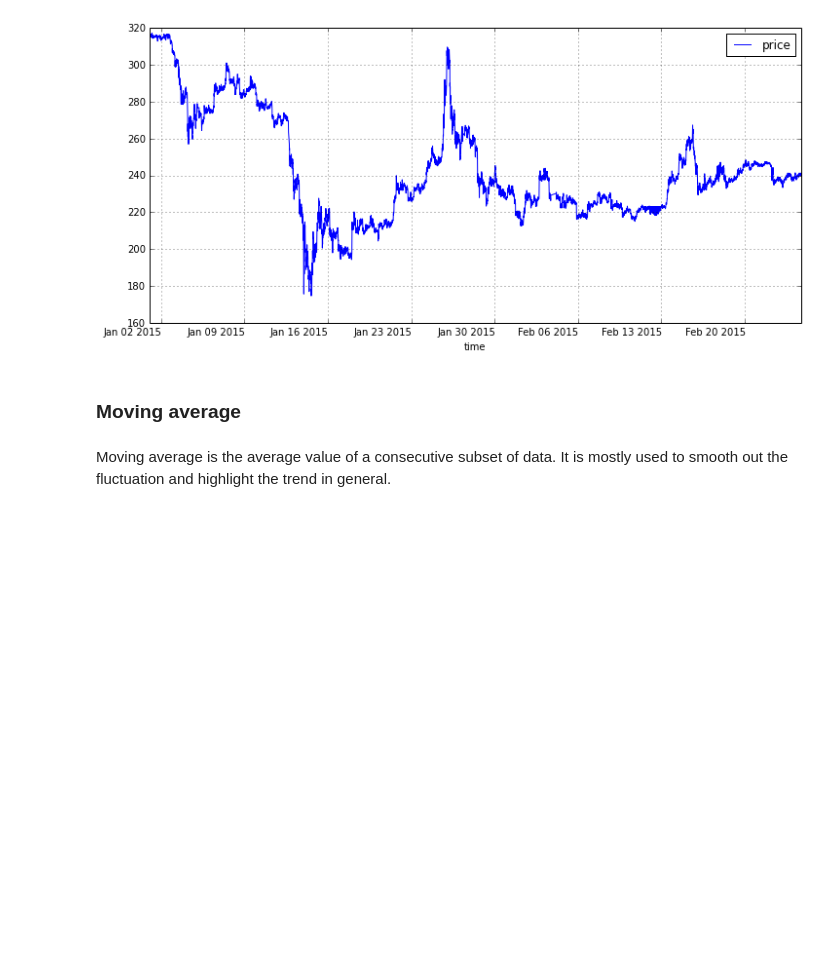
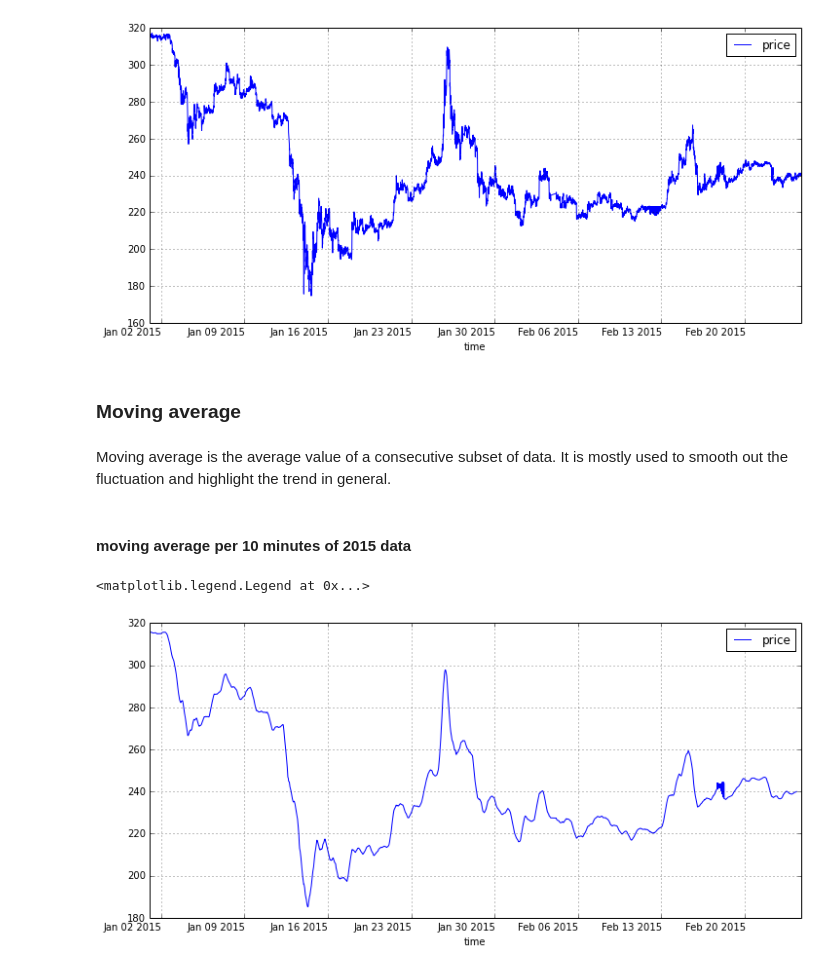
Before and after one commit to yyl/btc-price-analysis, a Jupyter notebook: basics.ipynb, the cells around one changed output. Saved outputs shown, nothing was run; the diff lists cells and outputs as text; code cells hidden in the pictures; blank space fills up the shorter version.

```diff
--- a/basics.ipynb
+++ b/basics.ipynb
@@ -34,7 +36,8 @@ data.plot(rot=0)
 # %% [markdown]
 ## 2015 data
 # %%
-data['2015'].plot(rot=0)
+df2015 = data['2015']
+df2015.plot(rot=0)
 # %% [output]
 <matplotlib.axes.AxesSubplot at 0x...>
 [figure]
@@ -42,3 +45,11 @@ data['2015'].plot(rot=0)
 ### Moving average
 # %% [markdown]
 Moving average is the average value of a consecutive subset of data. It is mostly used to smooth out the fluctuation and highlight the trend in general.
+# %% [markdown]
+#### moving average per 10 minutes of 2015 data
+# %%
+pd.rolling_mean(df2015, 60).plot(rot=0, label='mov avg')
+plt.legend()
+# %% [output]
+<matplotlib.legend.Legend at 0x...>
+[figure, added]
```
Also changed, not shown: parts of 8 cells of this notebook.
